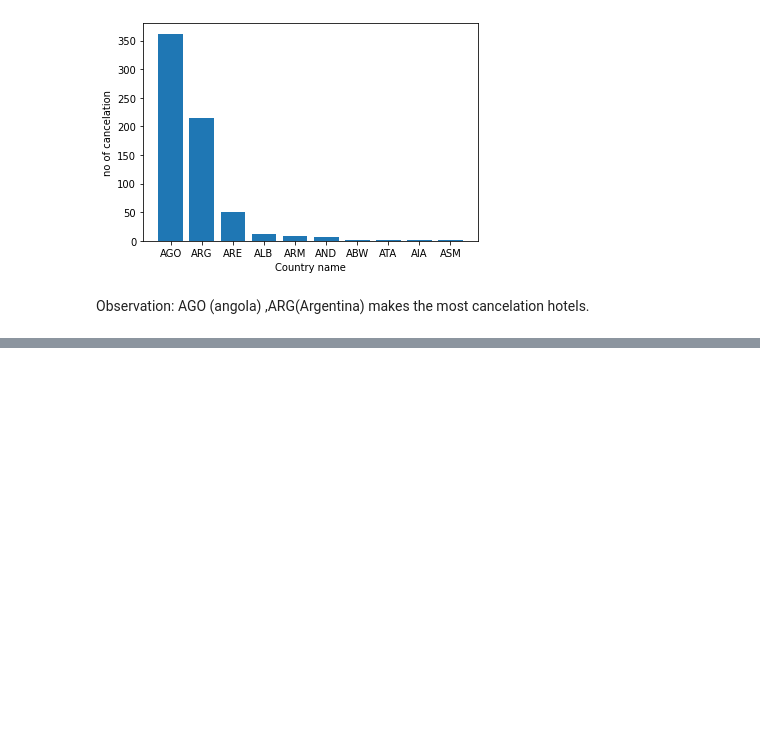
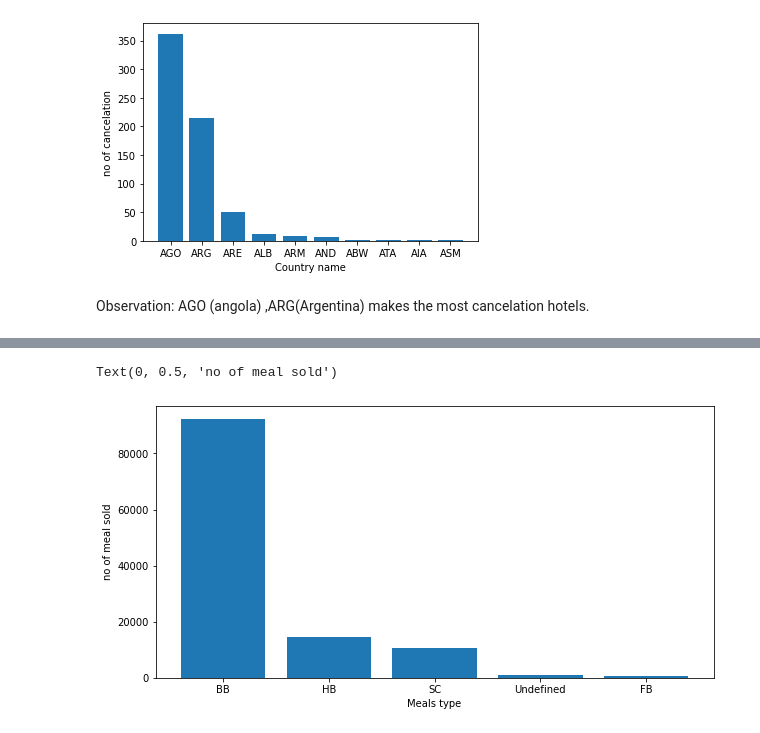
Before and after one commit to 143biswajit/Hotel_booking_analysis, a Jupyter notebook: Hotel_Booking_Analysis_Capstone_Project.ipynb, the cells around one changed output, grey strips where cells are left out. Drawn from its saved outputs; the diff is of its cells as text; code cells hidden in the pictures; blank space fills up the shorter version.

```diff
--- a/Hotel_Booking_Analysis_Capstone_Project.ipynb
+++ b/Hotel_Booking_Analysis_Capstone_Project.ipynb
@@ -513,0 +550,10 @@ AGO (angola) ,ARG(Argentina) makes the most cancelation hotels.
+# %%
+meals_type =hotel_df['meal'].value_counts().index
+no_of_meals_sale =hotel_df['meal'].value_counts()
+plt.rcParams['figure.figsize'] = (10, 5)
+plt.bar(meals_type,no_of_meals_sale)
+plt.xlabel("Meals type")
+plt.ylabel("no of meal sold")
+# %% [output]
+Text(0, 0.5, 'no of meal sold')
+[figure, added]
```
Also changed, not shown: parts of 39 cells of this notebook.
